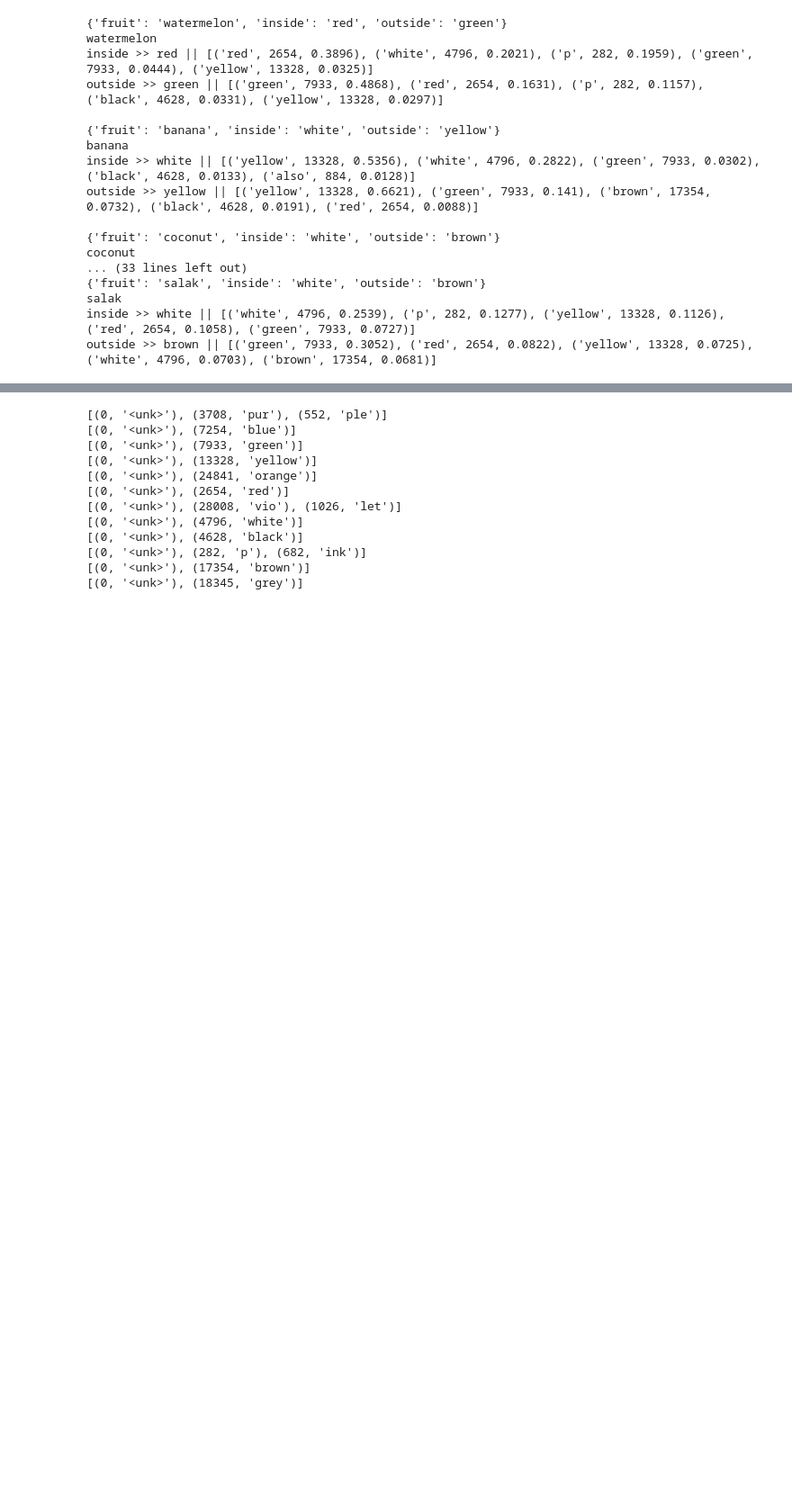
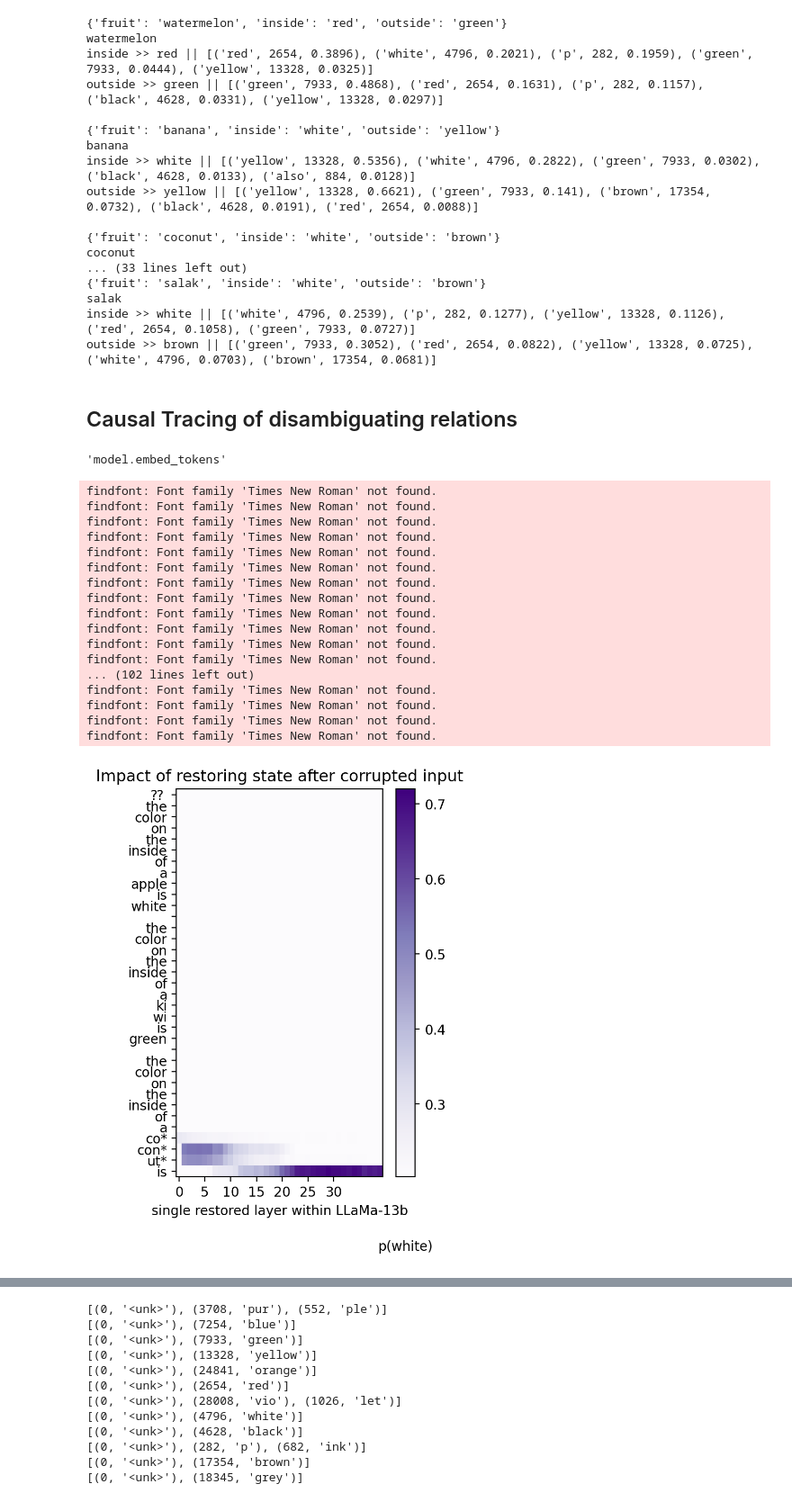
Before and after one commit to evandez/relations, a Jupyter notebook: notebooks/disambiguating_llama.ipynb, the cells around one changed output, grey strips where cells are left out. Shown at 90% size. Cells and saved outputs as stored; diff of their text form; code cells hidden in the pictures; blank space fills up the shorter version.

Commit message:
causal tracing support --  tested with LlaMa >> added galactica and LlaMa config extraction in

```diff
--- a/notebooks/disambiguating_llama.ipynb
+++ b/notebooks/disambiguating_llama.ipynb
@@ -154,3 +142,5 @@ coconut
 salak
 inside >> white || [('white', 4796, 0.2539), ('p', 282, 0.1277), ('yellow', 13328, 0.1126), ('red', 2654, 0.1058), ('green', 7933, 0.0727)]
 outside >> brown || [('green', 7933, 0.3052), ('red', 2654, 0.0822), ('yellow', 13328, 0.0725), ('white', 4796, 0.0703), ('brown', 17354, 0.0681)]
+# %% [markdown]
+## Causal Tracing of disambiguating relations
@@ -156,0 +169,33 @@ outside >> brown || [('green', 7933, 0.3052), ('red', 2654, 0.0822), ('yellow',
+# %%
+mt.embedder_name
+# %% [output]
+'model.embed_tokens'
+# %%
+subject = "coconut"
+prompt = icl_inside.format(subject)
+# prompt = "What is the color on the inside of a {}? It is".format(subject)
+
+# plot_hidden_flow(mt, prompt, subject, modelname = "LLaMa-13b")
+# %%
+hidden_flow = calculate_hidden_flow(mt, prompt, subject)
+# %%
+plot_trace_heatmap(hidden_flow, modelname = "LLaMa-13b")
+# %% [output]
+findfont: Font family 'Times New Roman' not found.
+findfont: Font family 'Times New Roman' not found.
+findfont: Font family 'Times New Roman' not found.
+findfont: Font family 'Times New Roman' not found.
+findfont: Font family 'Times New Roman' not found.
+findfont: Font family 'Times New Roman' not found.
+findfont: Font family 'Times New Roman' not found.
+findfont: Font family 'Times New Roman' not found.
+findfont: Font family 'Times New Roman' not found.
+findfont: Font family 'Times New Roman' not found.
+findfont: Font family 'Times New Roman' not found.
+findfont: Font family 'Times New Roman' not found.
+... (102 lines left out)
+findfont: Font family 'Times New Roman' not found.
+findfont: Font family 'Times New Roman' not found.
+findfont: Font family 'Times New Roman' not found.
+findfont: Font family 'Times New Roman' not found.
+[figure, added]
```
Also changed, not shown: parts of 13 cells of this notebook, 3 other files.
